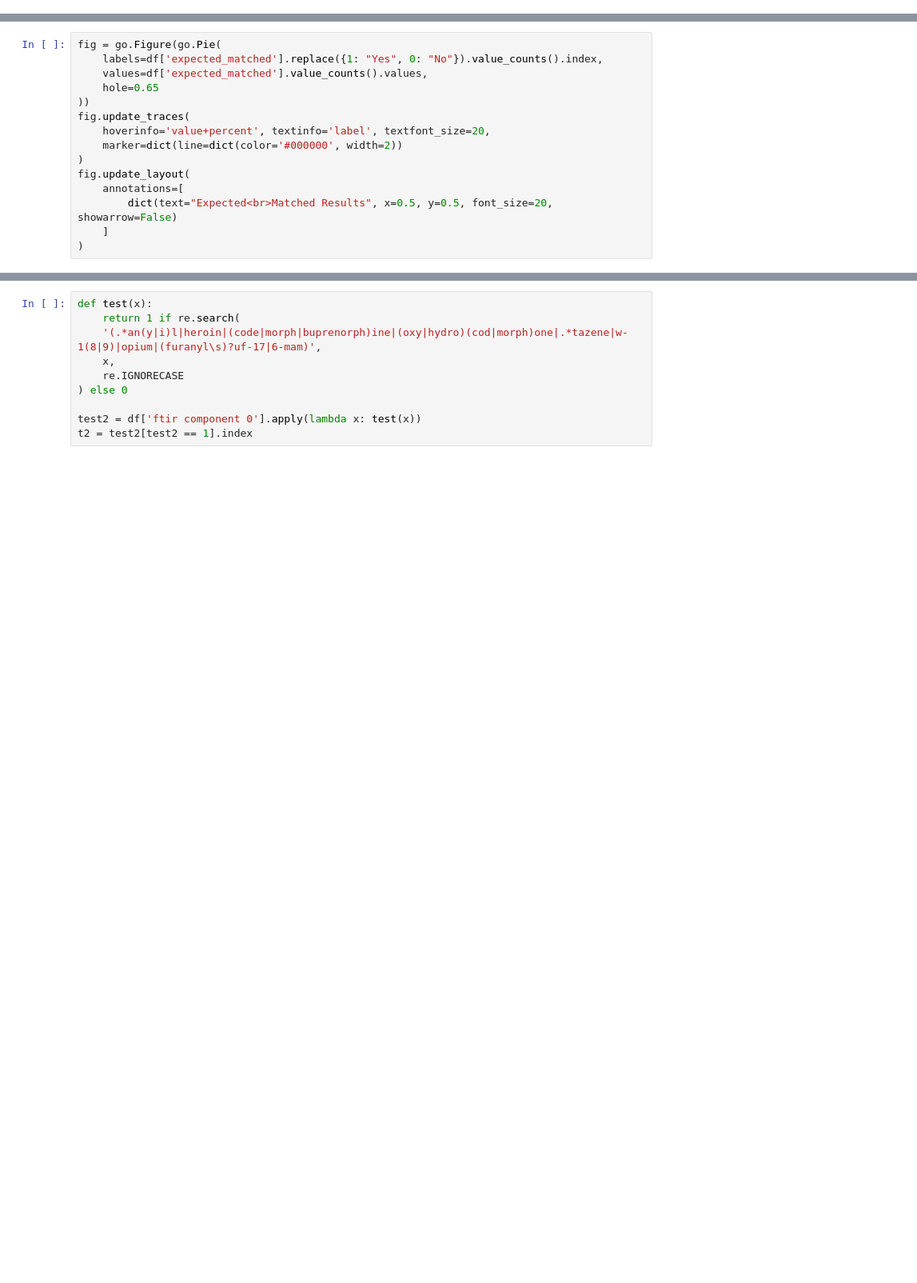
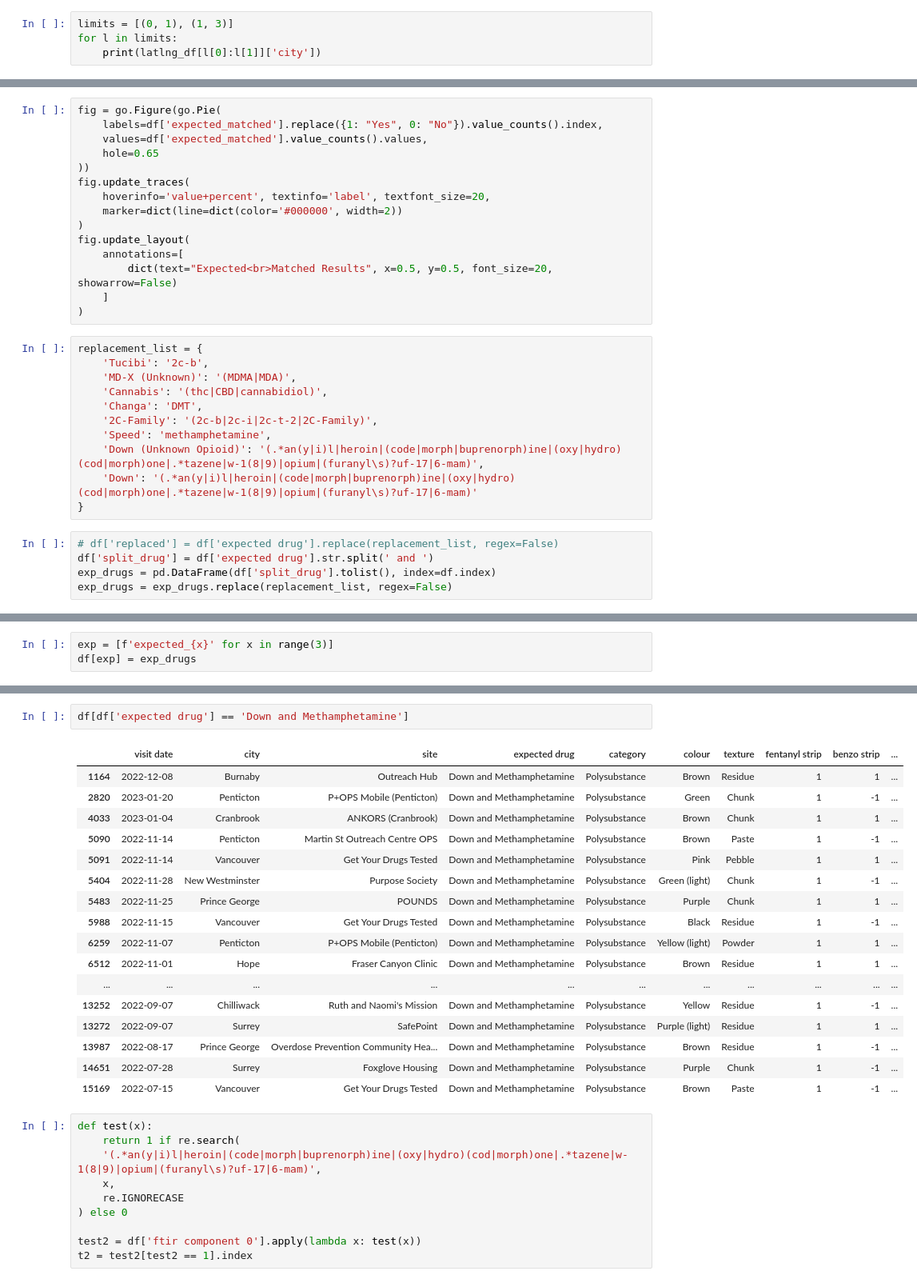
Before and after one commit to Graham-Broughton/drug-testing-project, a Jupyter notebook: notebooks/3.EDA_features_GB.ipynb, the cells around one changed output, grey strips where cells are left out. Shown at 80% size. Drawn from its saved outputs; the diff is of its cells as text; blank space fills up the shorter version.

```diff
--- a/notebooks/3.EDA_features_GB.ipynb
+++ b/notebooks/3.EDA_features_GB.ipynb
@@ -213,0 +230,4 @@ df[(df['ftir_benzo'] == 1) & (df['benzo strip'] == -1)]
+# %%
+limits = [(0, 1), (1, 3)]
+for l in limits:
+    print(latlng_df[l[0]:l[1]]['city'])
@@ -228,3 +310,19 @@ fig.update_layout(
         dict(text="Expected<br>Matched Results", x=0.5, y=0.5, font_size=20, showarrow=False)
     ]
 )
+# %%
+replacement_list = {
+    'Tucibi': '2c-b',
+    'MD-X (Unknown)': '(MDMA|MDA)',
+    'Cannabis': '(thc|CBD|cannabidiol)',
+    'Changa': 'DMT',
+    '2C-Family': '(2c-b|2c-i|2c-t-2|2C-Family)',
+    'Speed': 'methamphetamine',
+    'Down (Unknown Opioid)': '(.*an(y|i)l|heroin|(code|morph|buprenorph)ine|(oxy|hydro)(cod|morph)one|.*tazene|w-1(8|9)|opium|(furanyl\s)?uf-17|6-mam)',
+    'Down': '(.*an(y|i)l|heroin|(code|morph|buprenorph)ine|(oxy|hydro)(cod|morph)one|.*tazene|w-1(8|9)|opium|(furanyl\s)?uf-17|6-mam)'
+}
+# %%
+# df['replaced'] = df['expected drug'].replace(replacement_list, regex=False)
+df['split_drug'] = df['expected drug'].str.split(' and ')
+exp_drugs = pd.DataFrame(df['split_drug'].tolist(), index=df.index)
+exp_drugs = exp_drugs.replace(replacement_list, regex=False)
@@ -231 +336,4 @@ fig.update_layout(
+# %%
+exp = [f'expected_{x}' for x in range(3)]
+df[exp] = exp_drugs
 # %%
@@ -254,3 +362,23 @@ array(['Down (Unknown Opioid)', 'Unknown', 'Alprazolam',
+# %%
+df[df['expected drug'] == 'Down and Methamphetamine']
+# %% [output]
+|  | visit date | city | site | expected drug | category | colour | texture | fentanyl strip | benzo strip | ... |
+| 1164 | 2022-12-08 | Burnaby | Outreach Hub | Down and Methamphetamine | Polysubstance | Brown | Residue | 1 | 1 | ... |
+| 2820 | 2023-01-20 | Penticton | P+OPS Mobile (Penticton) | Down and Methamphetamine | Polysubstance | Green | Chunk | 1 | -1 | ... |
+| 4033 | 2023-01-04 | Cranbrook | ANKORS (Cranbrook) | Down and Methamphetamine | Polysubstance | Brown | Chunk | 1 | 1 | ... |
+| 5090 | 2022-11-14 | Penticton | Martin St Outreach Centre OPS | Down and Methamphetamine | Polysubstance | Brown | Paste | 1 | -1 | ... |
+| 5091 | 2022-11-14 | Vancouver | Get Your Drugs Tested | Down and Methamphetamine | Polysubstance | Pink | Pebble | 1 | 1 | ... |
+| 5404 | 2022-11-28 | New Westminster | Purpose Society | Down and Methamphetamine | Polysubstance | Green (light) | Chunk | 1 | -1 | ... |
+| 5483 | 2022-11-25 | Prince George | POUNDS | Down and Methamphetamine | Polysubstance | Purple | Chunk | 1 | 1 | ... |
+| 5988 | 2022-11-15 | Vancouver | Get Your Drugs Tested | Down and Methamphetamine | Polysubstance | Black | Residue | 1 | -1 | ... |
+| 6259 | 2022-11-07 | Penticton | P+OPS Mobile (Penticton) | Down and Methamphetamine | Polysubstance | Yellow (light) | Powder | 1 | 1 | ... |
+| 6512 | 2022-11-01 | Hope | Fraser Canyon Clinic | Down and Methamphetamine | Polysubstance | Brown | Residue | 1 | 1 | ... |
+| ... | ... | ... | ... | ... | ... | ... | ... | ... | ... | ... |
+| 13252 | 2022-09-07 | Chilliwack | Ruth and Naomi's Mission | Down and Methamphetamine | Polysubstance | Yellow | Residue | 1 | -1 | ... |
+| 13272 | 2022-09-07 | Surrey | SafePoint | Down and Methamphetamine | Polysubstance | Purple (light) | Residue | 1 | 1 | ... |
+| 13987 | 2022-08-17 | Prince George | Overdose Prevention Community Hea... | Down and Methamphetamine | Polysubstance | Brown | Residue | 1 | -1 | ... |
+| 14651 | 2022-07-28 | Surrey | Foxglove Housing | Down and Methamphetamine | Polysubstance | Purple | Chunk | 1 | -1 | ... |
+| 15169 | 2022-07-15 | Vancouver | Get Your Drugs Tested | Down and Methamphetamine | Polysubstance | Brown | Paste | 1 | -1 | ... |
 # %%
 def test(x):
     return 1 if re.search(
```
Also changed, not shown: parts of 35 cells of this notebook, 11 other files.
